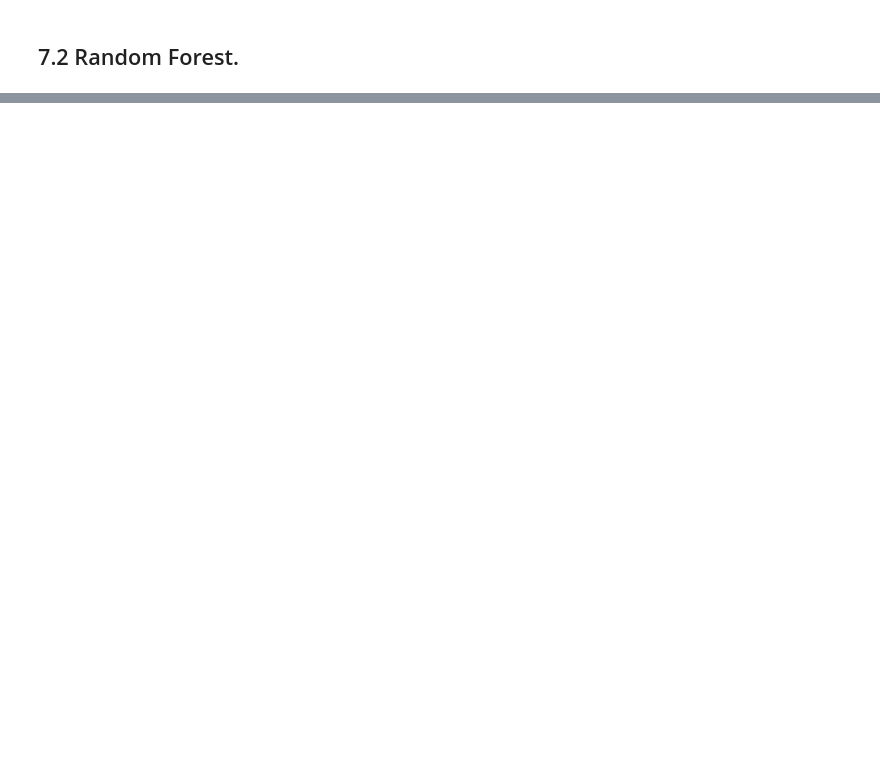
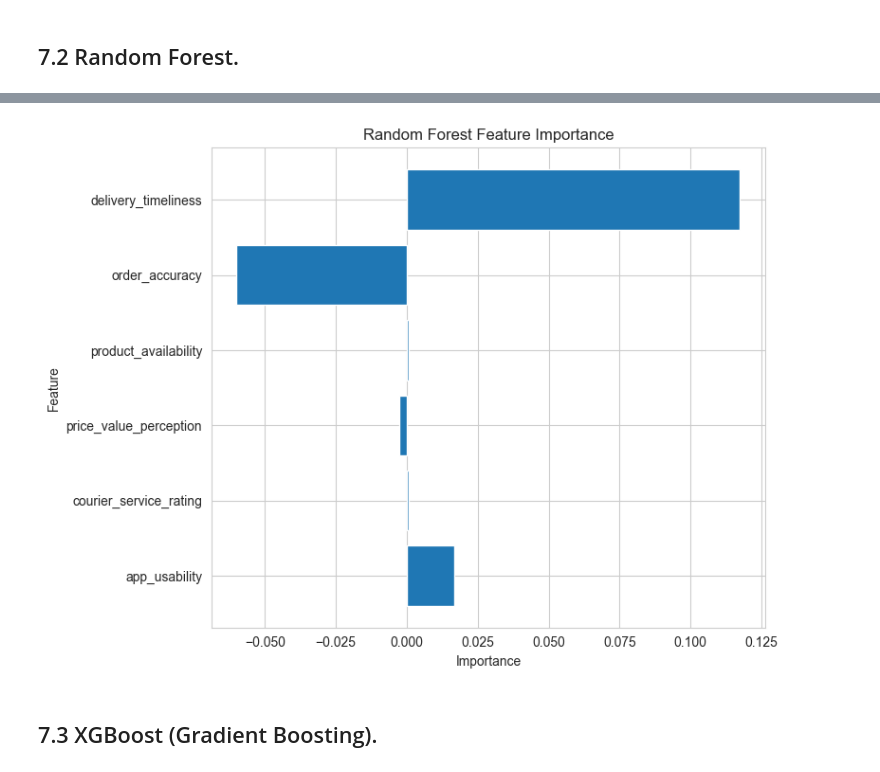
Before and after one commit to tessjacob/aWIwd8dwHJ5J9HTH, a Jupyter notebook: happyCustomersAnalysis.ipynb, the cells around one changed output, grey strips where cells are left out. Cells and saved outputs as stored; diff of their text form; code cells hidden in the pictures; blank space fills up the shorter version.

```diff
--- a/happyCustomersAnalysis.ipynb
+++ b/happyCustomersAnalysis.ipynb
@@ -350,0 +498,27 @@ print(rf_results)
+# %%
+# Feature Importance
+# Importance = 0.10 means shuffling that feature reduced ROC-AUC by about 0.10.
+# Larger drops indicate more influential features.
+
+from sklearn.inspection import permutation_importance
+
+result = permutation_importance(
+    model,
+    X_test,
+    y_test,
+    n_repeats=10,
+    random_state=42,
+    scoring="roc_auc"
+)
+
+rf_perm_importance = pd.DataFrame({
+    "Feature": X.columns,
+    "Importance_RF": result.importances_mean
+})
+
+perm_importance = rf_perm_importance.sort_values(
+    "Importance_RF",
+    ascending=False
+)
+
+print(perm_importance)
@@ -350,0 +533,22 @@ print(rf_results)
+# %%
+# Plotting feature importance
+top_features = rf_perm_importance.head(15)
+
+plt.figure(figsize=(8, 6))
+plt.barh(
+    top_features["Feature"],
+    top_features["Importance_RF"]
+)
+
+plt.gca().invert_yaxis()
+
+plt.xlabel("Importance")
+plt.ylabel("Feature")
+plt.title("Random Forest Feature Importance")
+
+plt.tight_layout()
+plt.show()
+# %% [output]
+[figure, added]
+# %% [markdown]
+## 7.3 XGBoost (Gradient Boosting).
```
Also changed, not shown: parts of 34 cells of this notebook.
